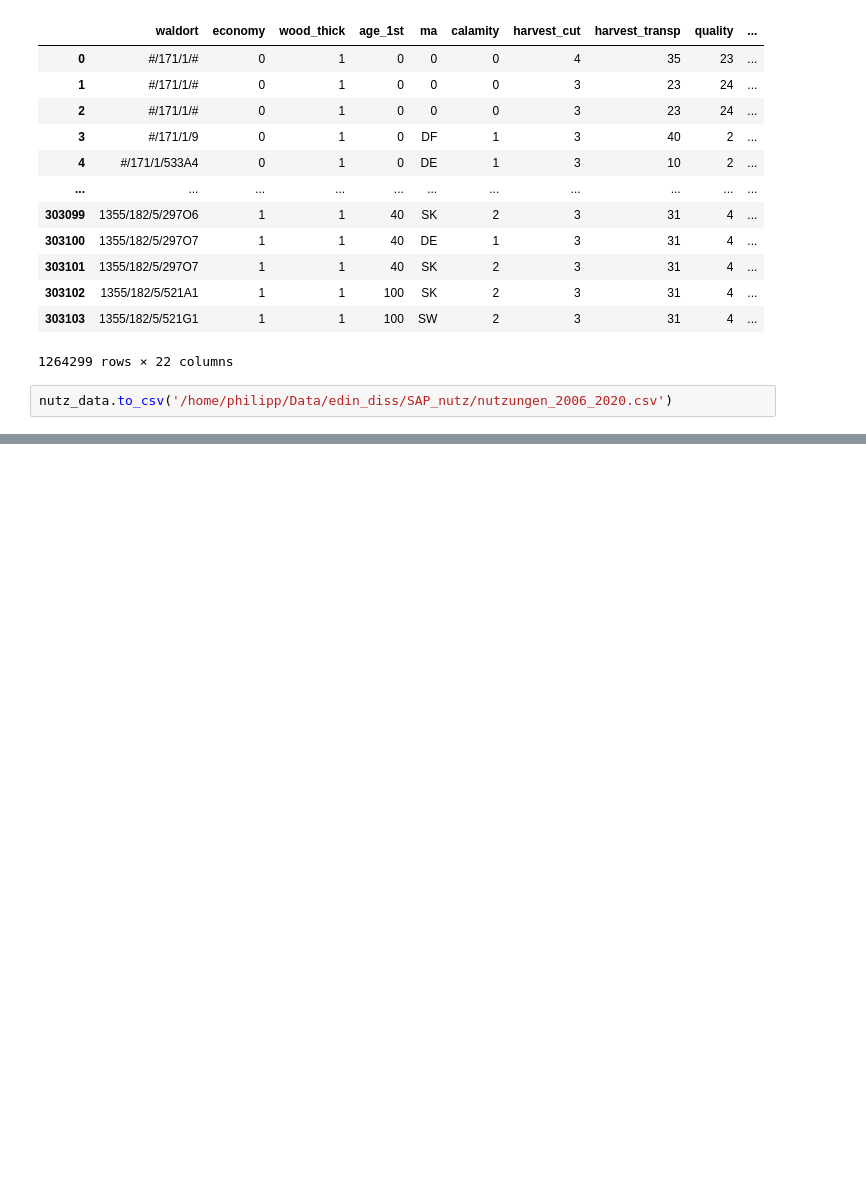
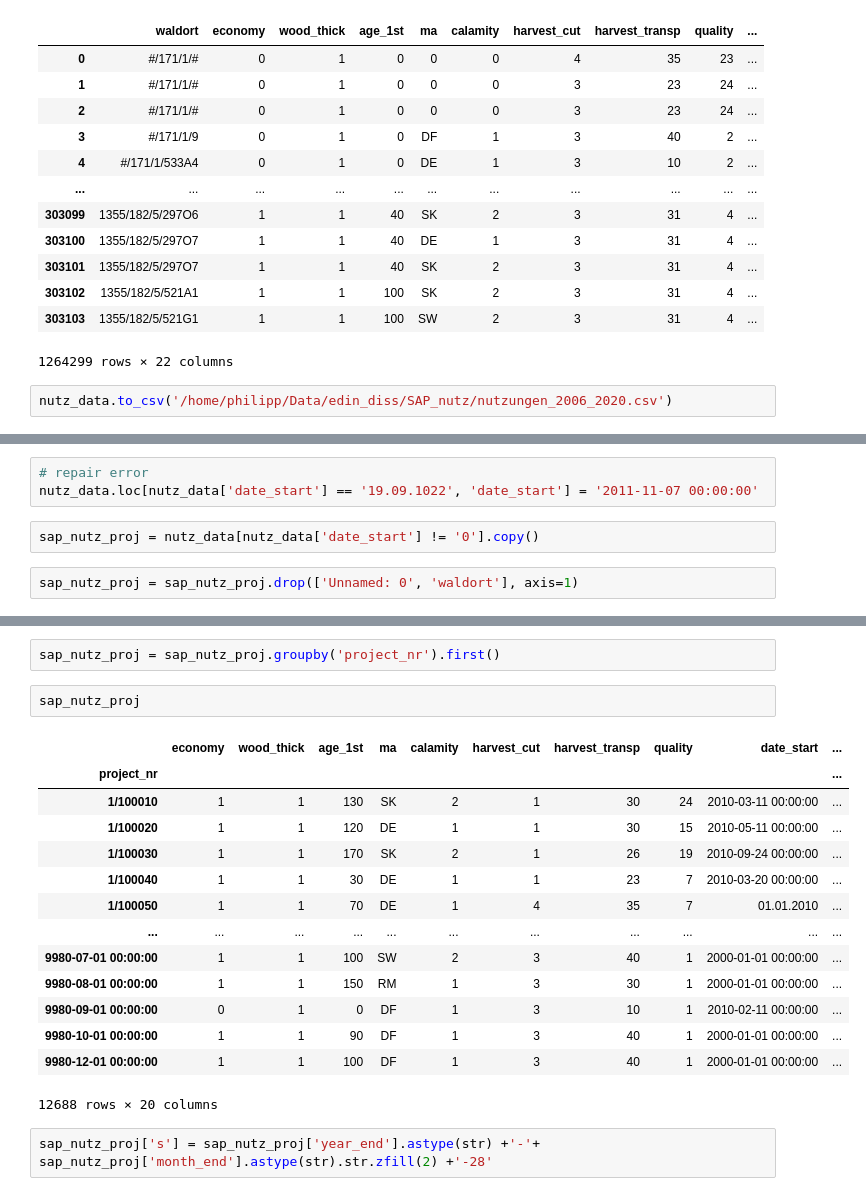
Before and after one commit to satlawa/edin_diss_geo, a Jupyter notebook: 01_data_discovery.ipynb, the cells around one changed output, grey strips where cells are left out. Drawn from its saved outputs; the diff is of its cells as text; blank space fills up the shorter version.

```diff
--- a/01_data_discovery.ipynb
+++ b/01_data_discovery.ipynb
@@ -305,0 +291,7 @@ df.groupby(['Animal']).mean()
+# %%
+# repair error
+nutz_data.loc[nutz_data['date_start'] == '19.09.1022', 'date_start'] = '2011-11-07 00:00:00'
+# %%
+sap_nutz_proj = nutz_data[nutz_data['date_start'] != '0'].copy()
+# %%
+sap_nutz_proj = sap_nutz_proj.drop(['Unnamed: 0', 'waldort'], axis=1)
@@ -305,0 +318,21 @@ df.groupby(['Animal']).mean()
+# %%
+sap_nutz_proj = sap_nutz_proj.groupby('project_nr').first()
+# %%
+sap_nutz_proj
+# %% [output]
+|  | economy | wood_thick | age_1st | ma | calamity | harvest_cut | harvest_transp | quality | date_start | ... |
+| project_nr |  |  |  |  |  |  |  |  |  | ... |
+| 1/100010 | 1 | 1 | 130 | SK | 2 | 1 | 30 | 24 | 2010-03-11 00:00:00 | ... |
+| 1/100020 | 1 | 1 | 120 | DE | 1 | 1 | 30 | 15 | 2010-05-11 00:00:00 | ... |
+| 1/100030 | 1 | 1 | 170 | SK | 2 | 1 | 26 | 19 | 2010-09-24 00:00:00 | ... |
+| 1/100040 | 1 | 1 | 30 | DE | 1 | 1 | 23 | 7 | 2010-03-20 00:00:00 | ... |
+| 1/100050 | 1 | 1 | 70 | DE | 1 | 4 | 35 | 7 | 01.01.2010 | ... |
+| ... | ... | ... | ... | ... | ... | ... | ... | ... | ... | ... |
+| 9980-07-01 00:00:00 | 1 | 1 | 100 | SW | 2 | 3 | 40 | 1 | 2000-01-01 00:00:00 | ... |
+| 9980-08-01 00:00:00 | 1 | 1 | 150 | RM | 1 | 3 | 30 | 1 | 2000-01-01 00:00:00 | ... |
+| 9980-09-01 00:00:00 | 0 | 1 | 0 | DF | 1 | 3 | 10 | 1 | 2010-02-11 00:00:00 | ... |
+| 9980-10-01 00:00:00 | 1 | 1 | 90 | DF | 1 | 3 | 40 | 1 | 2000-01-01 00:00:00 | ... |
+| 9980-12-01 00:00:00 | 1 | 1 | 100 | DF | 1 | 3 | 40 | 1 | 2000-01-01 00:00:00 | ... |
+12688 rows × 20 columns
+# %%
+sap_nutz_proj['s'] = sap_nutz_proj['year_end'].astype(str) +'-'+ sap_nutz_proj['month_end'].astype(str).str.zfill(2) +'-28'
```
Also changed, not shown: parts of 17 cells of this notebook, 2 other files.
